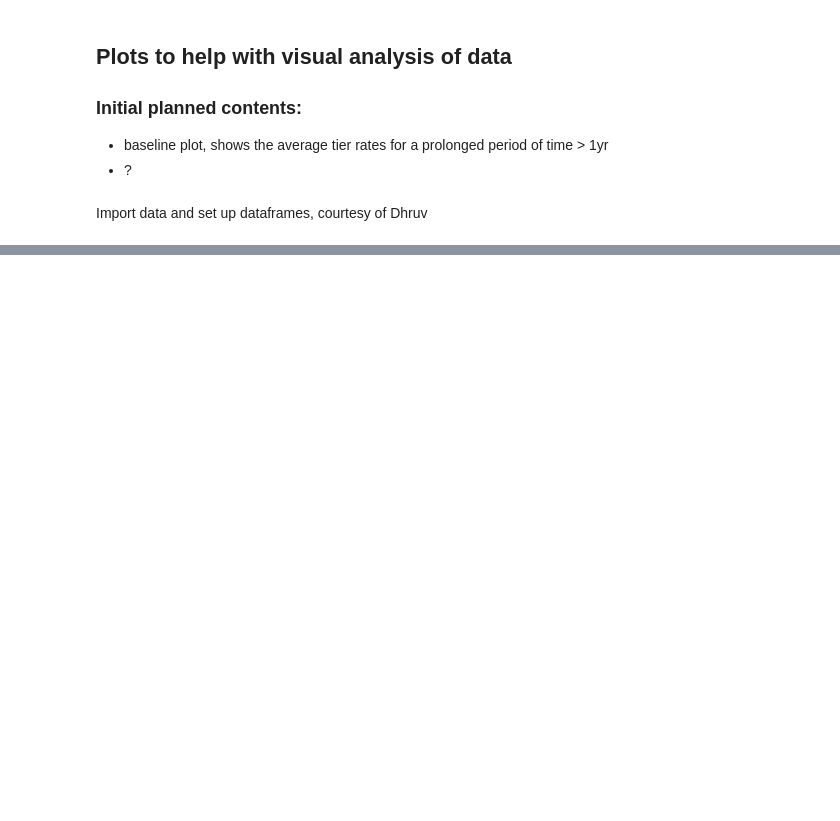
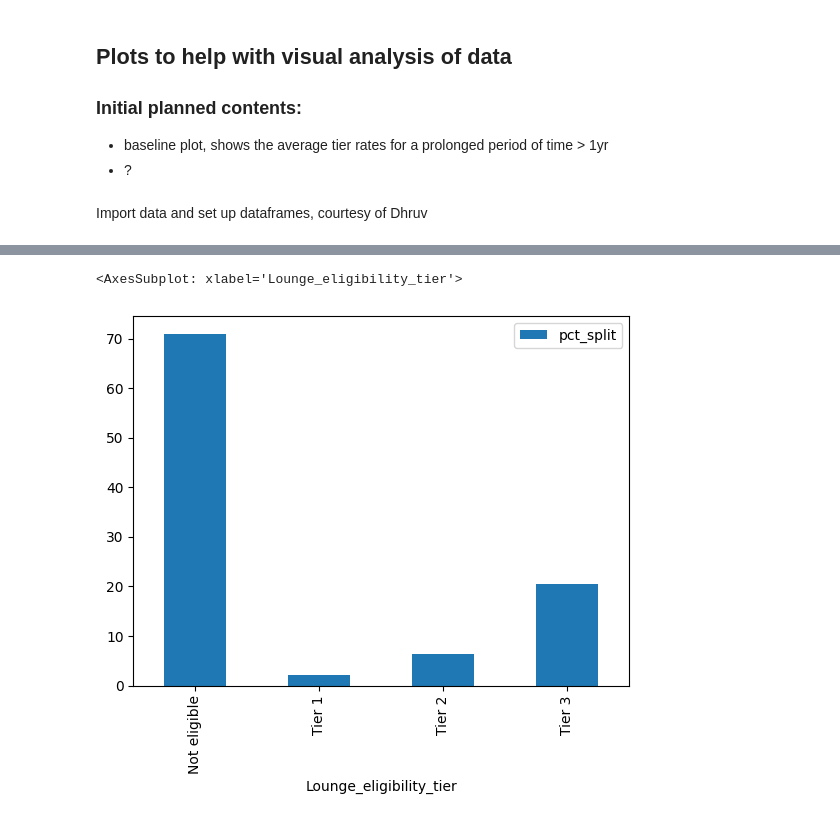
Before and after one commit to archied98/HackathonRepo, a Jupyter notebook: plots.ipynb, the cells around one changed output, grey strips where cells are left out. Drawn from its saved outputs; the diff is of its cells as text; code cells hidden in the pictures; blank space fills up the shorter version.

```diff
--- a/plots.ipynb
+++ b/plots.ipynb
@@ -71,0 +312,17 @@ OperationalError: (teradatasql.OperationalError) [Version 17.20.0.6] [Session 79
+# %%
+# Feature Creation
+
+# Time of the day
+df_pen['time_cat'] = pd.cut(df_pen['GMT_PLND_DEP_TS'].dt.hour, bins = [0,5,12,17,21,24], labels = ['Night','Morning','Afternoon','Evening','Night'], include_lowest = True, ordered = False)
+
+# Season
+df_pen['season'] = pd.cut(df_pen['GMT_PLND_DEP_TS'].dt.month, bins = [0,2,5,8,11,12], labels = ['Winter','Spring','Summer','Autumn','Winter'], include_lowest = True, ordered = False)
+
+# Weekend Flag
+df_pen['weekend_flag'] = df_pen['GMT_PLND_DEP_TS'].dt.dayofweek.apply(lambda x: 'Y' if x > 4 else 'N' )
+
+# Month
+df_pen['month'] = df_pen['GMT_PLND_DEP_TS'].dt.month
+
+# City Flag
+#df_pen['capital_city_flag'] = df_pen['capital'].apply(lambda x: 'N' if pd.isnull(x) else 'Y')
@@ -71,0 +363,2 @@ OperationalError: (teradatasql.OperationalError) [Version 17.20.0.6] [Session 79
+# %%
+df_tier_baseline = df_pen[['Lounge_eligibility_tier','pax']]
@@ -71,0 +375,5 @@ OperationalError: (teradatasql.OperationalError) [Version 17.20.0.6] [Session 79
+# %%
+df_tier_baseline1 = df_tier_baseline.groupby(['Lounge_eligibility_tier']).agg({'pax':'sum'})
+df_tier_baseline1['pct_split'] = df_tier_baseline1.pax / df_tier_baseline1.pax.sum() * 100
+# %%
+df_tier_baseline1 = df_tier_baseline1.reset_index(level = 0)
@@ -71,0 +434,5 @@ OperationalError: (teradatasql.OperationalError) [Version 17.20.0.6] [Session 79
+# %%
+df_tier_baseline1.plot(x = 'Lounge_eligibility_tier', y = 'pct_split', kind = 'bar')
+# %% [output]
+<AxesSubplot: xlabel='Lounge_eligibility_tier'>
+[figure, added]
```
Also changed, not shown: parts of 46 cells of this notebook, 1 other file.
